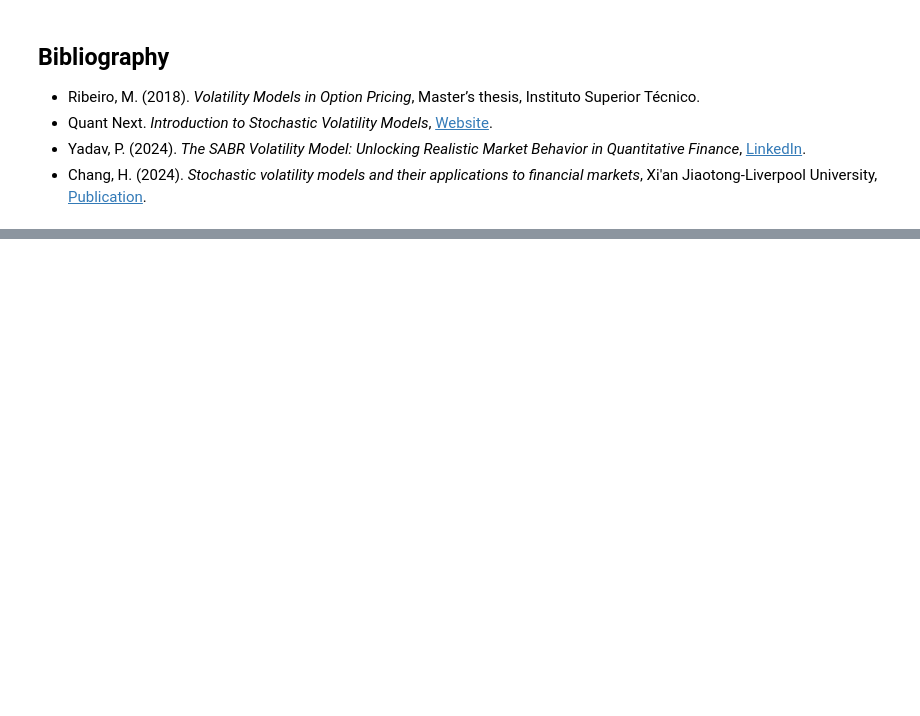
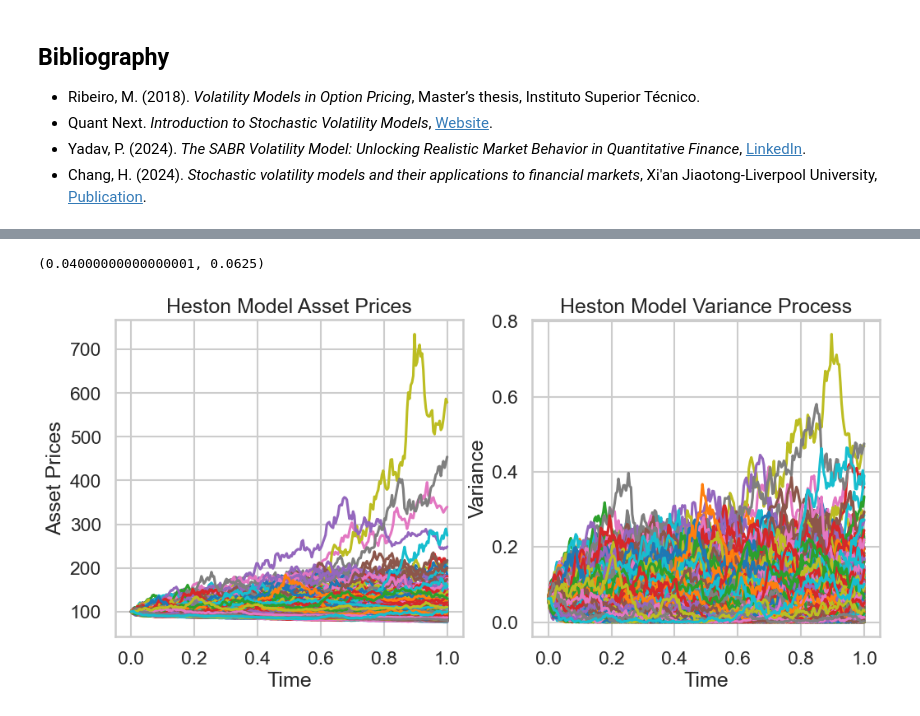
Before and after one commit to adbayre/Quant-Option-Portfolio, a Jupyter notebook: Stochastic_Volatility_Models.ipynb, the cells around one changed output, grey strips where cells are left out. Saved outputs shown, nothing was run; the diff lists cells and outputs as text; code cells hidden in the pictures; blank space fills up the shorter version.

```diff
--- a/Stochastic_Volatility_Models.ipynb
+++ b/Stochastic_Volatility_Models.ipynb
@@ -571,0 +593,19 @@ Here we see more of a volatility smirk than a smile.
+# %%
+# Parameters
+# simulation dependent
+S0 = 100.0             # asset price
+T = 1.0                # time in years
+r = 0.02               # risk-free rate
+N = 252                # number of time steps in simulation
+M = 1000               # number of simulations
+
+# Heston dependent parameters
+kappa = 3              # rate of mean reversion of variance under risk-neutral dynamics
+theta = 0.20**2        # long-term mean of variance under risk-neutral dynamics
+v0 = 0.25**2           # initial variance under risk-neutral dynamics
+rho = 0.7              # correlation between returns and variances under risk-neutral dynamics
+sigma = 0.6            # volatility of volatility
+
+theta, v0
+# %% [output]
+(0.04000000000000001, 0.0625)
@@ -571,0 +647,21 @@ Here we see more of a volatility smirk than a smile.
+# %%
+rho_p = 0.98
+rho_n = -0.98
+S_p,v_p = heston_model_sim(S0, v0, rho_p, kappa, theta, sigma,T, N, M)
+S_n,v_n = heston_model_sim(S0, v0, rho_n, kappa, theta, sigma,T, N, M)
+# %%
+fig, (ax1, ax2)  = plt.subplots(1, 2, figsize=(12,5))
+time = np.linspace(0,T,N+1)
+ax1.plot(time,S_p)
+ax1.set_title('Heston Model Asset Prices')
+ax1.set_xlabel('Time')
+ax1.set_ylabel('Asset Prices')
+
+ax2.plot(time,v_p)
+ax2.set_title('Heston Model Variance Process')
+ax2.set_xlabel('Time')
+ax2.set_ylabel('Variance')
+
+plt.show()
+# %% [output]
+[figure, added]
```
Also changed, not shown: parts of 8 cells of this notebook, 1 other file.
